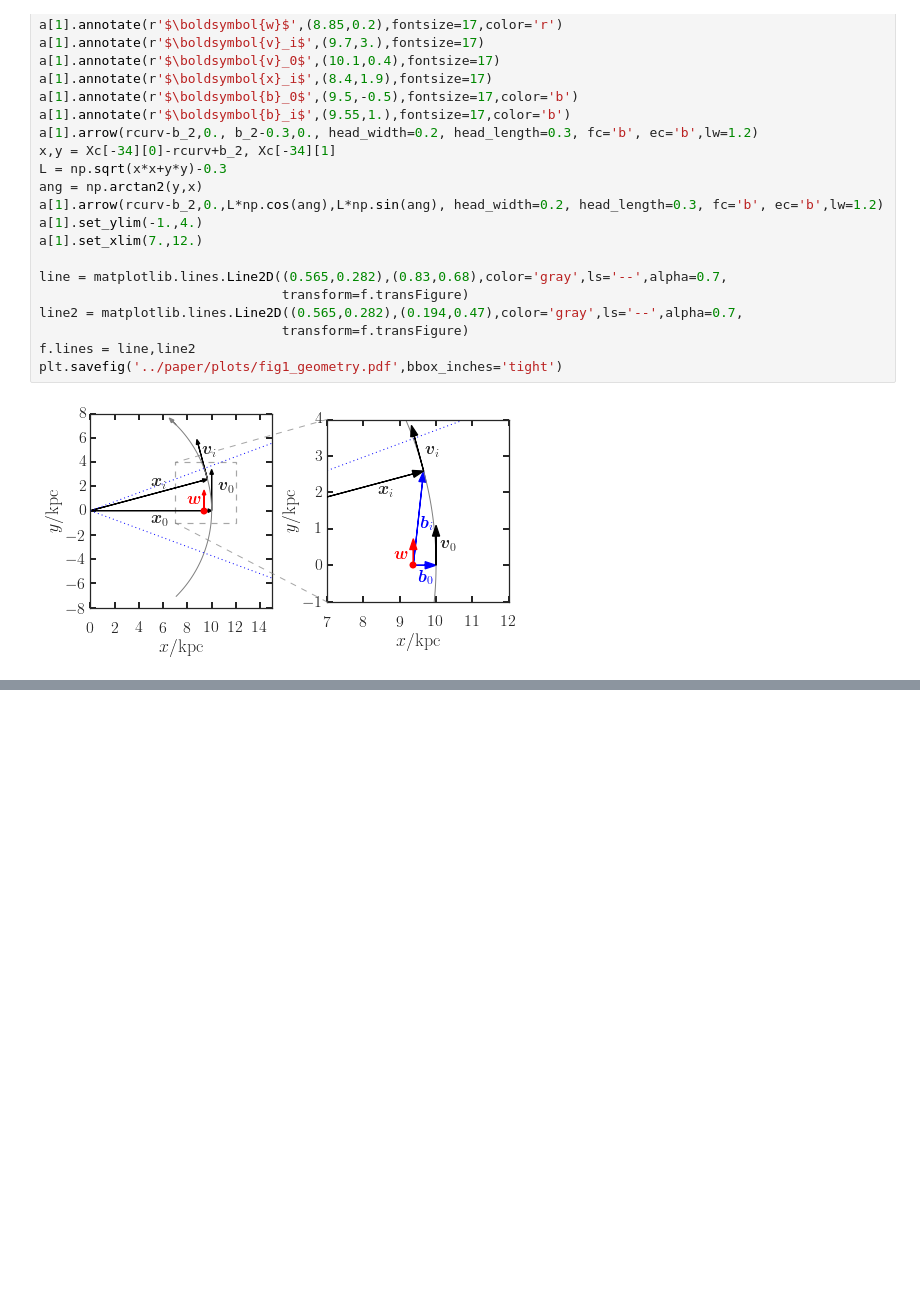
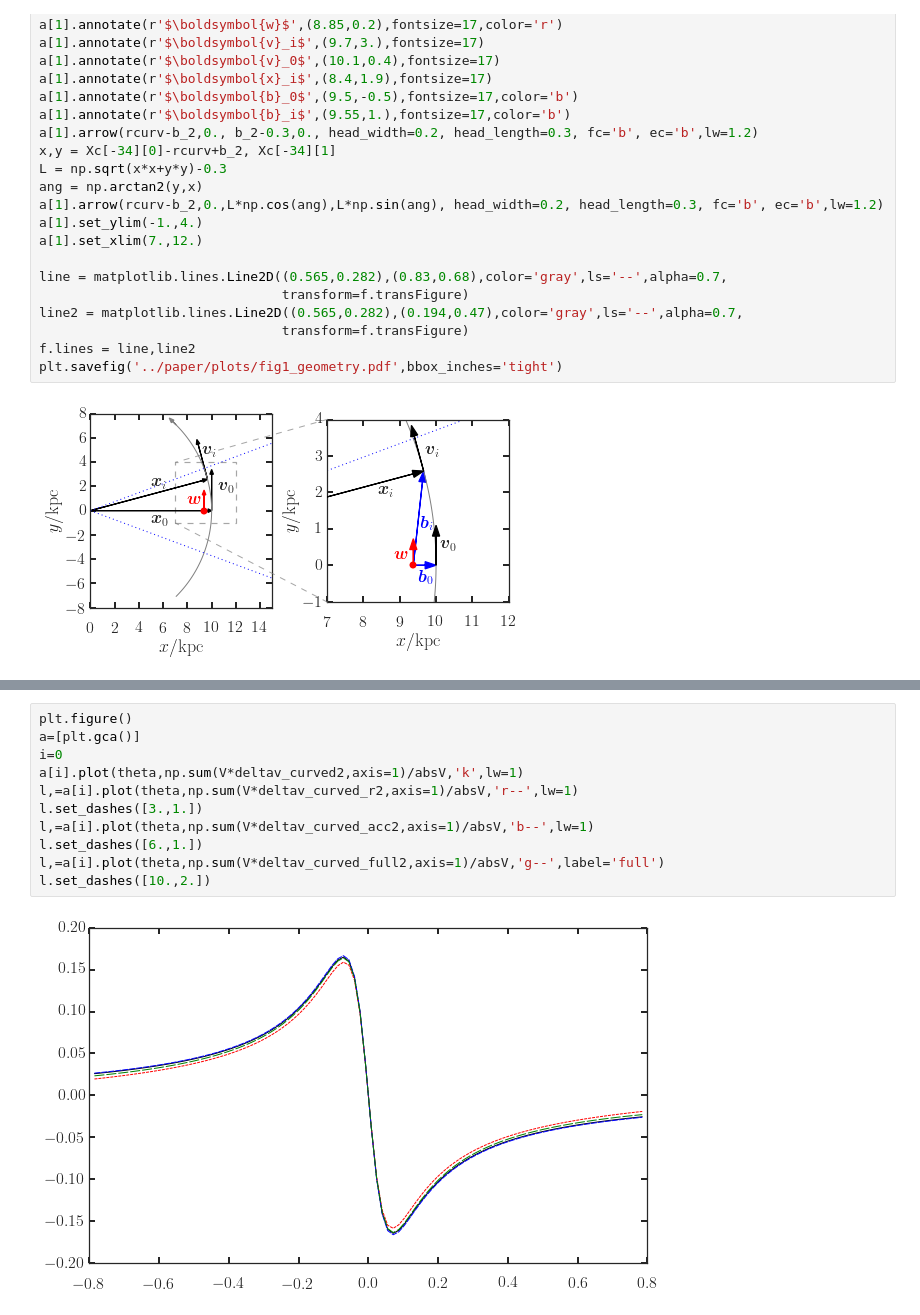
Before and after one commit to jobovy/streamgap-aa, a Jupyter notebook: py/StreamGapExample.ipynb, the cells around one changed output, grey strips where cells are left out. Saved outputs shown, nothing was run; the diff lists cells and outputs as text; blank space fills up the shorter version.

```diff
--- a/py/StreamGapExample.ipynb
+++ b/py/StreamGapExample.ipynb
@@ -651,0 +754,13 @@ plt.savefig('../paper/plots/fig1_geometry.pdf',bbox_inches='tight')
+# %%
+plt.figure()
+a=[plt.gca()]
+i=0
+a[i].plot(theta,np.sum(V*deltav_curved2,axis=1)/absV,'k',lw=1)
+l,=a[i].plot(theta,np.sum(V*deltav_curved_r2,axis=1)/absV,'r--',lw=1)
+l.set_dashes([3.,1.])
+l,=a[i].plot(theta,np.sum(V*deltav_curved_acc2,axis=1)/absV,'b--',lw=1)
+l.set_dashes([6.,1.])
+l,=a[i].plot(theta,np.sum(V*deltav_curved_full2,axis=1)/absV,'g--',label='full')
+l.set_dashes([10.,2.])
+# %% [output]
+[figure, added]
```
Also changed, not shown: parts of 14 cells of this notebook, 7 other files.
